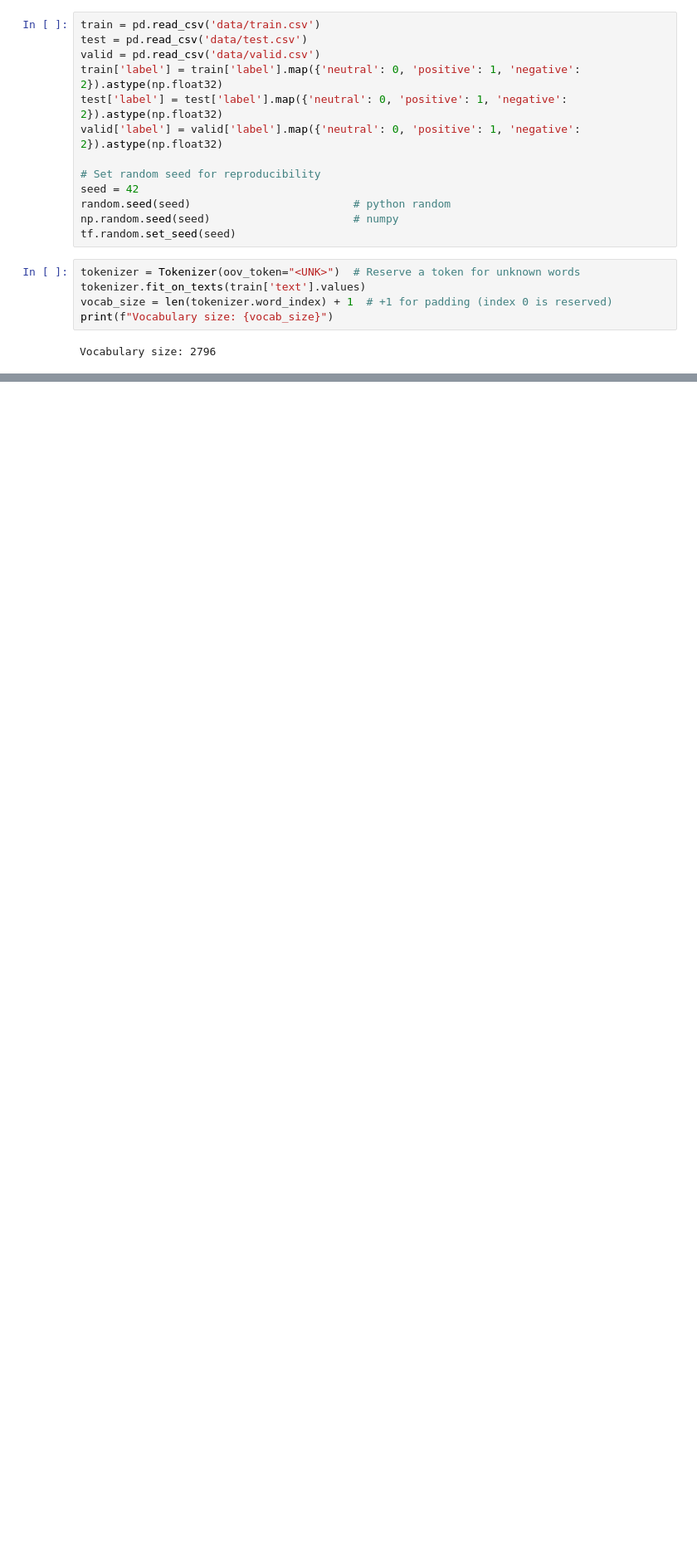
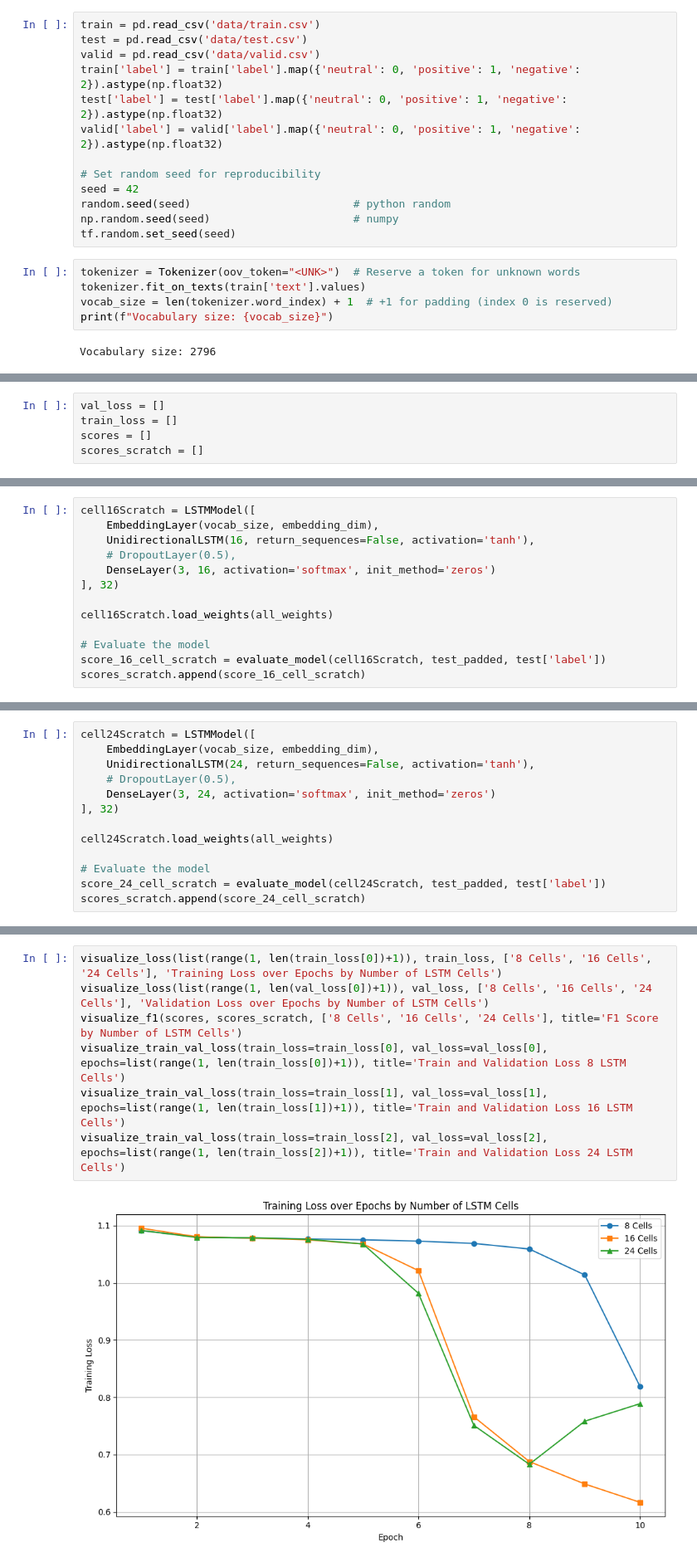
Before and after one commit to ImanuelSG/IF3270---CNN-RNN---50, a Jupyter notebook: src/trainLSTM.ipynb, the cells around one changed output, grey strips where cells are left out. Shown at 83% size. Saved outputs shown, nothing was run; the diff lists cells and outputs as text; blank space fills up the shorter version.

```diff
--- a/src/trainLSTM.ipynb
+++ b/src/trainLSTM.ipynb
@@ -123,0 +307,5 @@ Macro F1 Score: 0.1844
+# %%
+val_loss = []
+train_loss = []
+scores = []
+scores_scratch = []
@@ -123,0 +396,13 @@ Macro F1 Score: 0.1844
+# %%
+cell16Scratch = LSTMModel([
+    EmbeddingLayer(vocab_size, embedding_dim),
+    UnidirectionalLSTM(16, return_sequences=False, activation='tanh'),
+    # DropoutLayer(0.5),
+    DenseLayer(3, 16, activation='softmax', init_method='zeros')
+], 32)
+
+cell16Scratch.load_weights(all_weights)
+
+# Evaluate the model
+score_16_cell_scratch = evaluate_model(cell16Scratch, test_padded, test['label'])
+scores_scratch.append(score_16_cell_scratch)
@@ -123,0 +446,13 @@ Macro F1 Score: 0.1844
+# %%
+cell24Scratch = LSTMModel([
+    EmbeddingLayer(vocab_size, embedding_dim),
+    UnidirectionalLSTM(24, return_sequences=False, activation='tanh'),
+    # DropoutLayer(0.5),
+    DenseLayer(3, 24, activation='softmax', init_method='zeros')
+], 32)
+
+cell24Scratch.load_weights(all_weights)
+
+# Evaluate the model
+score_24_cell_scratch = evaluate_model(cell24Scratch, test_padded, test['label'])
+scores_scratch.append(score_24_cell_scratch)
@@ -123,0 +462,9 @@ Macro F1 Score: 0.1844
+# %%
+visualize_loss(list(range(1, len(train_loss[0])+1)), train_loss, ['8 Cells', '16 Cells', '24 Cells'], 'Training Loss over Epochs by Number of LSTM Cells')
+visualize_loss(list(range(1, len(val_loss[0])+1)), val_loss, ['8 Cells', '16 Cells', '24 Cells'], 'Validation Loss over Epochs by Number of LSTM Cells')
+visualize_f1(scores, scores_scratch, ['8 Cells', '16 Cells', '24 Cells'], title='F1 Score by Number of LSTM Cells')
+visualize_train_val_loss(train_loss=train_loss[0], val_loss=val_loss[0], epochs=list(range(1, len(train_loss[0])+1)), title='Train and Validation Loss 8 LSTM Cells')
+visualize_train_val_loss(train_loss=train_loss[1], val_loss=val_loss[1], epochs=list(range(1, len(train_loss[1])+1)), title='Train and Validation Loss 16 LSTM Cells')
+visualize_train_val_loss(train_loss=train_loss[2], val_loss=val_loss[2], epochs=list(range(1, len(train_loss[2])+1)), title='Train and Validation Loss 24 LSTM Cells')
+# %% [output]
+[figure, added]
```
Also changed, not shown: parts of 43 cells of this notebook.
